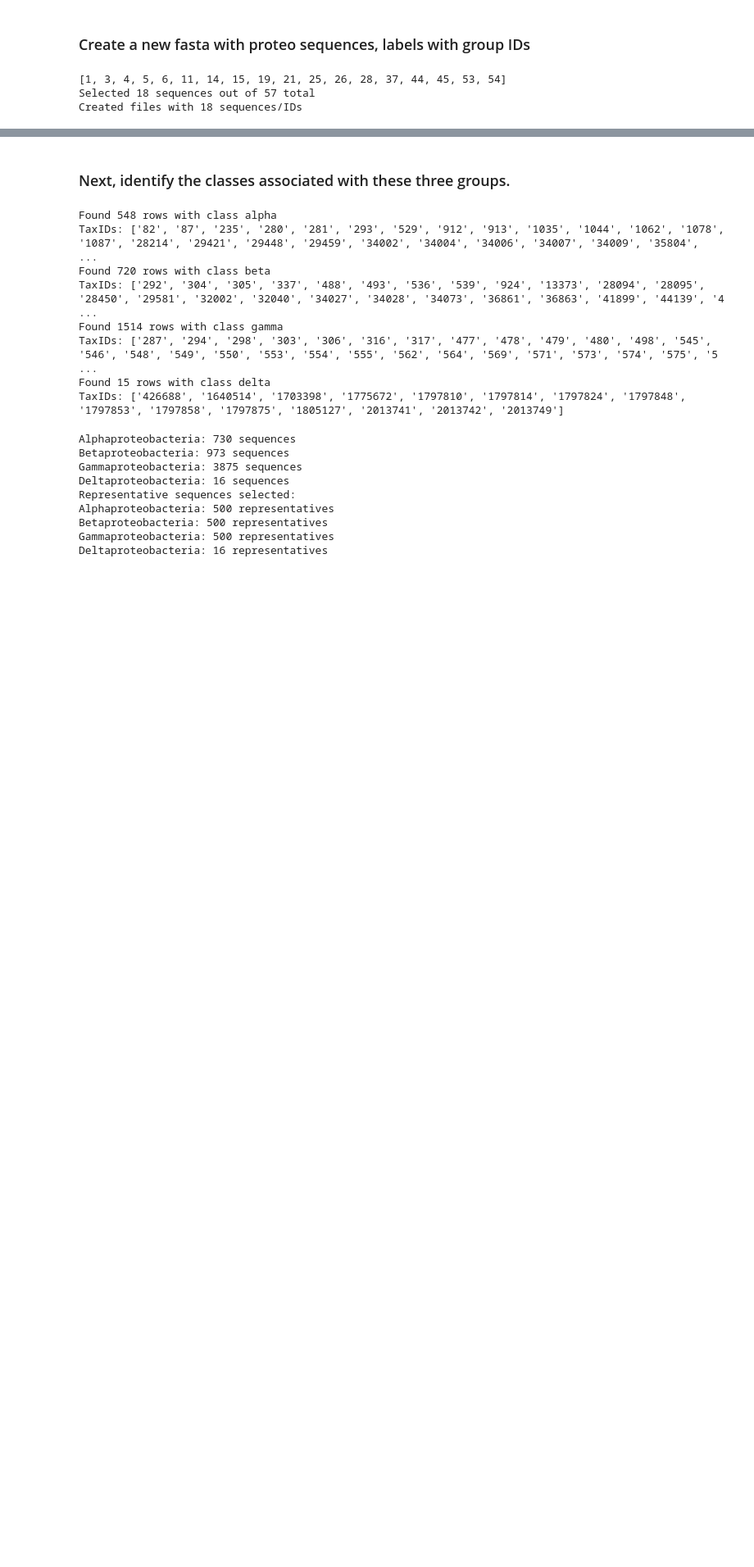
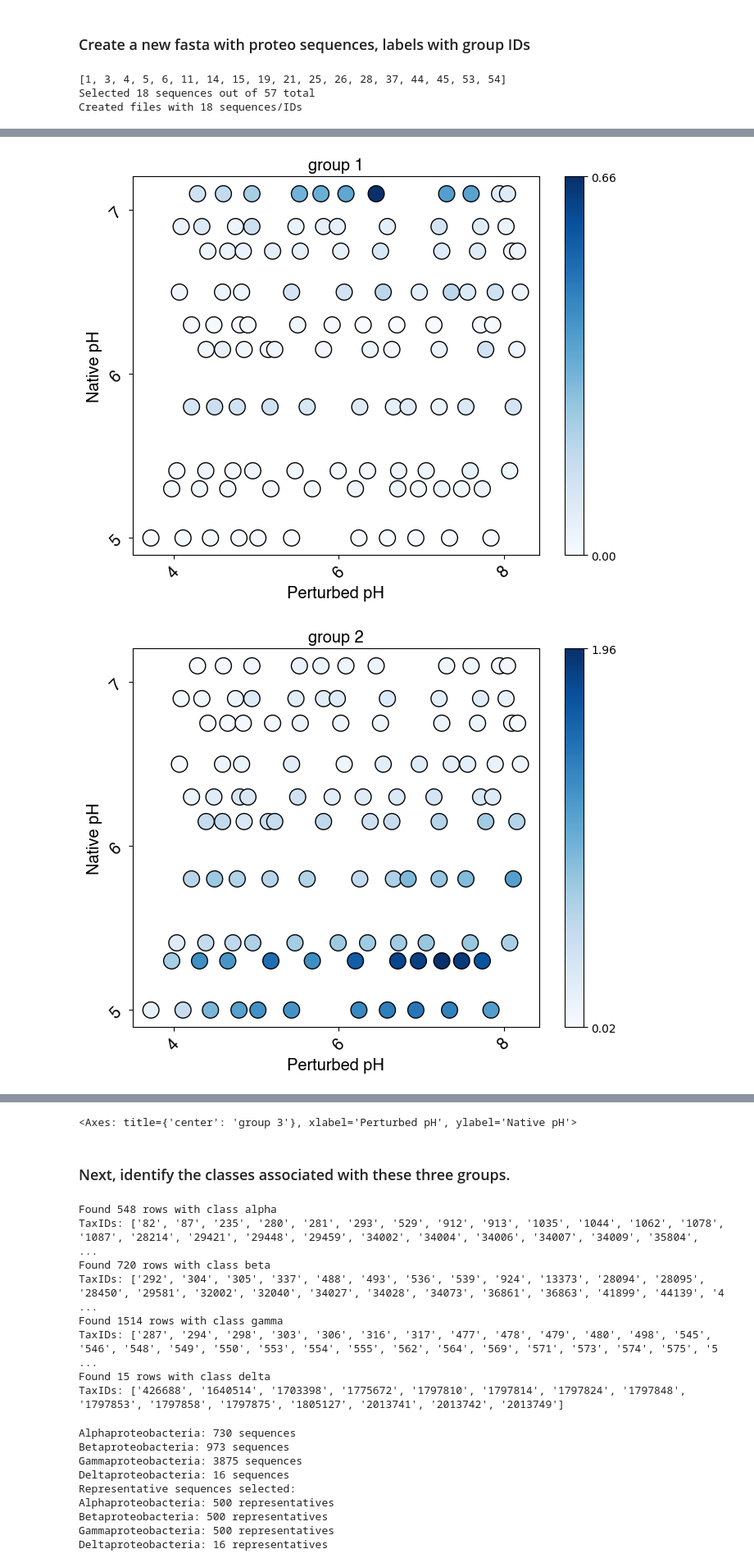
Before and after one commit to JoeLandsittel37/soil, a Jupyter notebook: notebooks/clustering_proteo.ipynb, the cells around one changed output, grey strips where cells are left out. Shown at 82% size. Drawn from its saved outputs; the diff is of its cells as text; code cells hidden in the pictures; blank space fills up the shorter version.

```diff
--- a/notebooks/clustering_proteo.ipynb
+++ b/notebooks/clustering_proteo.ipynb
@@ -319,0 +334,14 @@ Created files with 18 sequences/IDs
+# %%
+clusters = pd.read_csv('../out/groups/assignments_K00370_proteo.tsv', sep = '\t', header = None).values
+
+groups_T9_chl = np.zeros((n_clusters,10,11))
+for i in range(18):
+    member = int(clusters[i][0][-1])
+    groups_T9_chl[member - 1] += T9drug[i]
+
+plot(groups_T9_chl[0], 'group 1')
+plot(groups_T9_chl[1], 'group 2')
+plot(groups_T9_chl[2], 'group 3')
+# %% [output]
+[figure, added]
+[figure, added]
@@ -320,3 +349,4 @@ Created files with 18 sequences/IDs
+<Axes: title={'center': 'group 3'}, xlabel='Perturbed pH', ylabel='Native pH'>
 # %% [markdown]
 ### Next, identify the classes associated with these three groups.
 # %%
```
Also changed, not shown: parts of 5 cells of this notebook, 6 other files.
